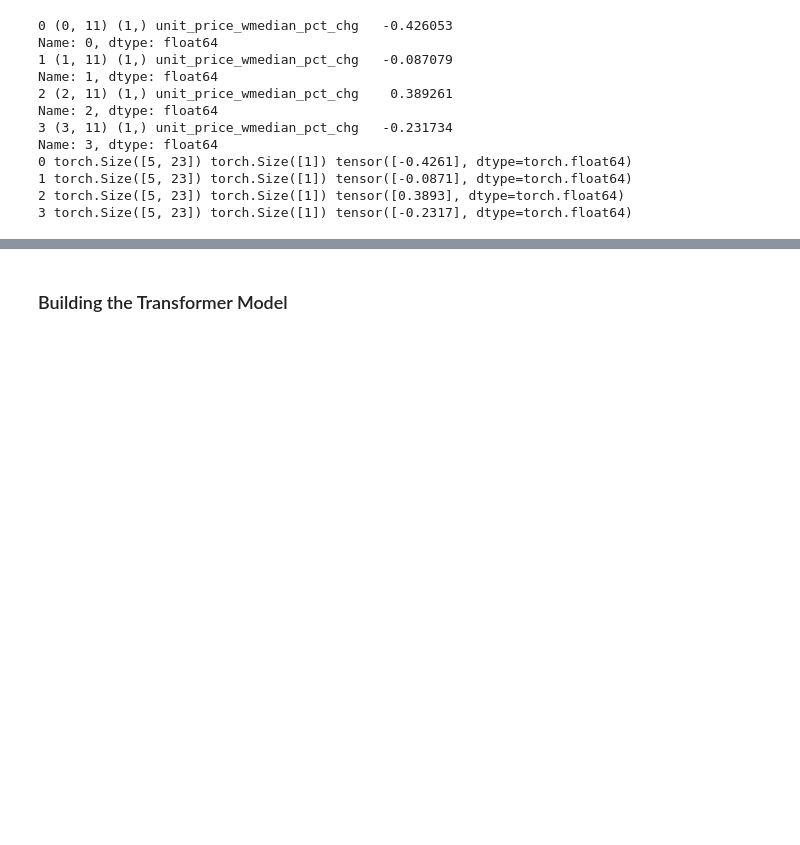
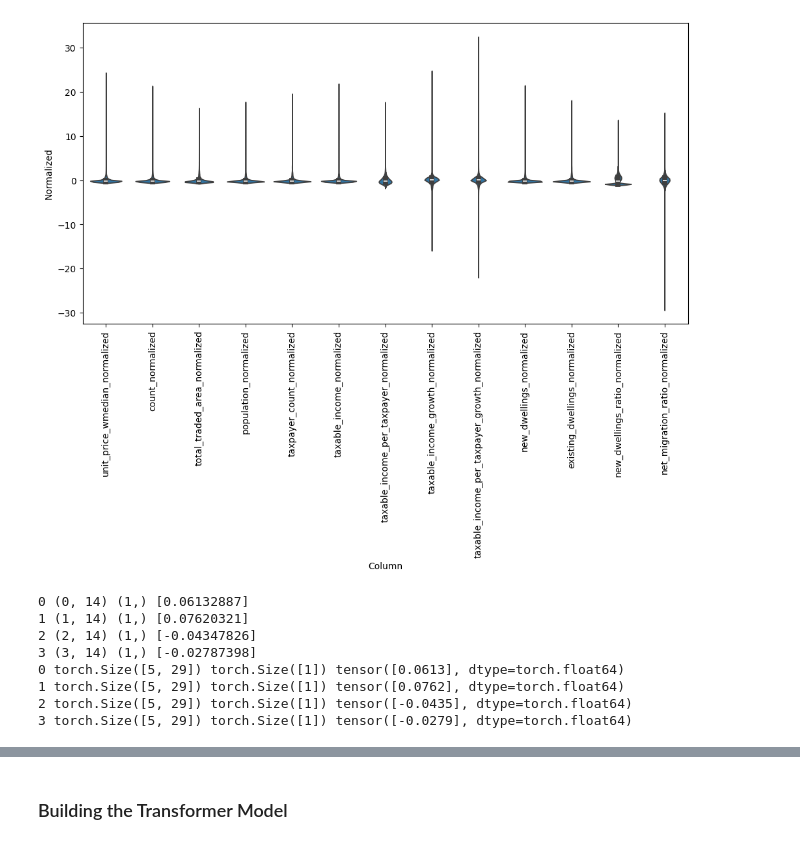
Before and after one commit to diabhaque/Yogen, a Jupyter notebook: notebooks/dataset_building/torch_sequence_models.ipynb, the cells around one changed output, grey strips where cells are left out. Drawn from its saved outputs; the diff is of its cells as text; code cells hidden in the pictures; blank space fills up the shorter version.

```diff
--- a/notebooks/dataset_building/torch_sequence_models.ipynb
+++ b/notebooks/dataset_building/torch_sequence_models.ipynb
@@ -41,6 +53,9 @@ columns = [
     "population",
     "taxpayer_count",
     "taxable_income",
+    "taxable_income_per_taxpayer",
+    "taxable_income_growth",
+    "taxable_income_per_taxpayer_growth",
     "new_dwellings",
     "existing_dwellings",
     "new_dwellings_ratio",
@@ -52,4 +67,7 @@ train_df_mean = train_df[columns].mean()
 train_df_std = train_df[columns].std()
 train_df[columns_normalized] = (train_df[columns] - train_df_mean) / train_df_std
 eval_df[columns_normalized] = (eval_df[columns] - train_df_mean) / train_df_std
+
 df = pd.concat([train_df, eval_df])
+
+# more detailed area level normalization would help
@@ -56,3 +90,10 @@ df = pd.concat([train_df, eval_df])
+# %%
+df_std = df[columns_normalized].melt(var_name='Column', value_name='Normalized')
+plt.figure(figsize=(12, 6))
+ax = sns.violinplot(x='Column', y='Normalized', data=df_std)
+_ = ax.set_xticklabels(df[columns_normalized].keys(), rotation=90)
+# %% [output]
+[figure, added]
 # %%
 class TimeSeriesDataset(Dataset):
     def __init__(
@@ -148,7 +191,7 @@ time_series_dataset_transformed = TimeSeriesDataset(
 )
 
 for i, sample in enumerate(time_series_dataset):
-    print(i, sample["window"].shape, sample["target"].shape, sample["target"])
+    print(i, sample["window"].shape, sample["target"].shape, sample["target"].values)
     if i == 3:
         break
 
@@ -158,18 +201,14 @@ for i, sample in enumerate(time_series_dataset_transformed):
     if i == 3:
         break
 # %% [output]
-0 (0, 11) (1,) unit_price_wmedian_pct_chg   -0.426053
-Name: 0, dtype: float64
-1 (1, 11) (1,) unit_price_wmedian_pct_chg   -0.087079
-Name: 1, dtype: float64
-2 (2, 11) (1,) unit_price_wmedian_pct_chg    0.389261
-Name: 2, dtype: float64
-3 (3, 11) (1,) unit_price_wmedian_pct_chg   -0.231734
-Name: 3, dtype: float64
-0 torch.Size([5, 23]) torch.Size([1]) tensor([-0.4261], dtype=torch.float64)
-1 torch.Size([5, 23]) torch.Size([1]) tensor([-0.0871], dtype=torch.float64)
-2 torch.Size([5, 23]) torch.Size([1]) tensor([0.3893], dtype=torch.float64)
-3 torch.Size([5, 23]) torch.Size([1]) tensor([-0.2317], dtype=torch.float64)
+0 (0, 14) (1,) [0.06132887]
+1 (1, 14) (1,) [0.07620321]
+2 (2, 14) (1,) [-0.04347826]
+3 (3, 14) (1,) [-0.02787398]
+0 torch.Size([5, 29]) torch.Size([1]) tensor([0.0613], dtype=torch.float64)
+1 torch.Size([5, 29]) torch.Size([1]) tensor([0.0762], dtype=torch.float64)
+2 torch.Size([5, 29]) torch.Size([1]) tensor([-0.0435], dtype=torch.float64)
+3 torch.Size([5, 29]) torch.Size([1]) tensor([-0.0279], dtype=torch.float64)
 # %%
 train_dataset = TimeSeriesDataset(
     df, train_df, feature_columns=feature_columns, transform=transforms.Compose([ToNumpy(), PadAndMask(), ToTensor()])
```
Also changed, not shown: parts of 28 cells of this notebook, 10 other files.
